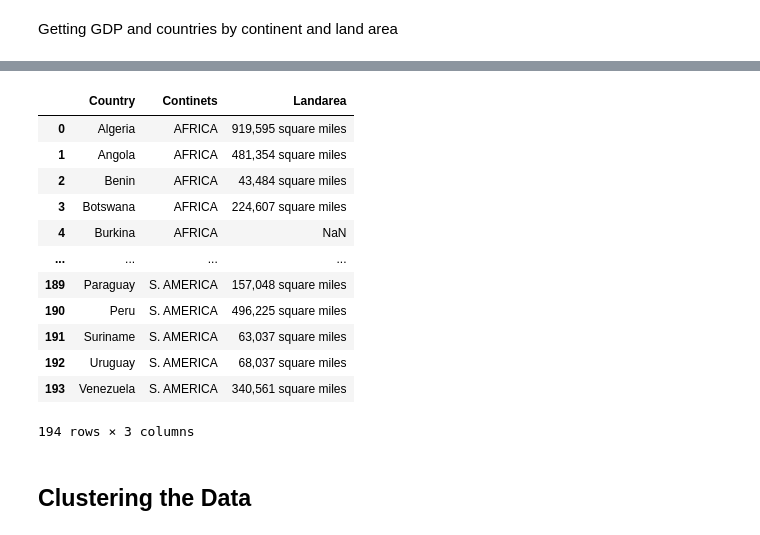
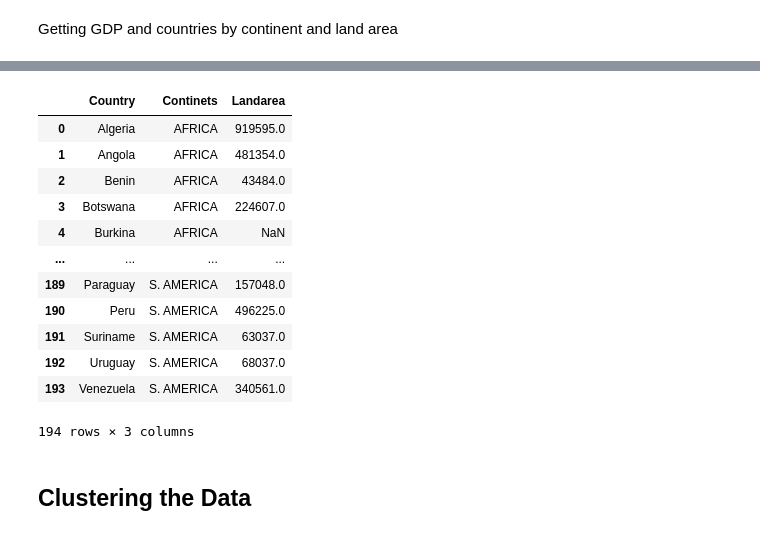
Before and after one commit to pmundot/Earthquakes, a Jupyter notebook: 1_Final.ipynb, the cells around one changed output, grey strips where cells are left out. Drawn from its saved outputs; the diff is of its cells as text; code cells hidden in the pictures.

Commit message:
fun times

```diff
--- a/1_Final.ipynb
+++ b/1_Final.ipynb
@@ -192,0 +222,36 @@ Current
+# %%
+#Add GDP, Population and GDP per captia to lists for addition to DF
+
+gdp_column = []
+pop_column = []
+gdp_per_cap_column = []
+
+for i in range(len(earthquake_data)):
+    country = earthquake_data.iloc[i, 1]
+    if country == "Taiwan":
+        gdp_column.append(586104000000)
+        pop_column.append(23780452)
+        gdp_per_cap_column.append(24828)
+    if country == "Venezuela":
+        gdp_column.append(70140000000)
+        pop_column.append(28887118)
+        gdp_per_cap_column.append(2548)
+    if country == "Myamnar":
+        gdp_column.append(355000000000)
+        pop_column.append(53582855)
+        gdp_per_cap_column.append(6707)
+    if country == "Cayman Islands":
+        gdp_column.append(4571000000)
+        pop_column.append(68076)
+        gdp_per_cap_column.append(70958)
+    for j in range(len(gdp)):
+        if gdp.iloc[j, 1] == country:
+            gdp_column.append(gdp.iloc[j, 2])
+            pop_column.append(gdp.iloc[j, 5])
+            gdp_per_cap_column.append(gdp.iloc[j, 6])
+            break
+
+# Insert columns onto dataframe
+earthquake_data.insert(loc = 13, column = 'GDP', value = gdp_column)
+earthquake_data.insert(loc = 14, column = 'Population', value = pop_column)
+earthquake_data.insert(loc = 15, column = 'GDPPerCapita', value = gdp_per_cap_column)
@@ -307,33 +369,41 @@ ConCun['Continets']=[title[0:len(title)-3] for title in ConCun['Continets']]
 # %%
 response1=get(url2)
 sauce=BeautifulSoup(response1.text,'html.parser')
 
 tim=sauce.find('tbody')
 info=tim.find_all('tr')
 country=[]
 land=[]
 for i in range(0,len(info)):
     test=info[i].find_all('td')
     country.append(test[1].get_text())
     land.append(test[2].get_text().strip())
 
 landmass=pd.DataFrame(zip(country,land), columns=['Country','Landarea'])
 landmass['Country']=landmass['Country'].str.replace('\n','')
+landmass['Landarea']=landmass['Landarea'].str.replace('square miles','').str.replace(',','')
+time=[]
+for tim in landmass['Landarea']:
+    if 'million' in tim:
+        time.append(float(tim[0:4])*1000000)
+    else:
+        time.append(float(tim))
+landmass['Landarea']=time
 Information=ConCun.join(landmass.set_index('Country'), on='Country')
 Information
 # %% [output]
 |  | Country | Continets | Landarea |
-| 0 | Algeria | AFRICA | 919,595 square miles |
-| 1 | Angola | AFRICA | 481,354 square miles |
-| 2 | Benin | AFRICA | 43,484 square miles |
-| 3 | Botswana | AFRICA | 224,607 square miles |
+| 0 | Algeria | AFRICA | 919595.0 |
+| 1 | Angola | AFRICA | 481354.0 |
+| 2 | Benin | AFRICA | 43484.0 |
+| 3 | Botswana | AFRICA | 224607.0 |
 | 4 | Burkina | AFRICA | NaN |
 | ... | ... | ... | ... |
-| 189 | Paraguay | S. AMERICA | 157,048 square miles |
-| 190 | Peru | S. AMERICA | 496,225 square miles |
-| 191 | Suriname | S. AMERICA | 63,037 square miles |
-| 192 | Uruguay | S. AMERICA | 68,037 square miles |
-| 193 | Venezuela | S. AMERICA | 340,561 square miles |
+| 189 | Paraguay | S. AMERICA | 157048.0 |
+| 190 | Peru | S. AMERICA | 496225.0 |
+| 191 | Suriname | S. AMERICA | 63037.0 |
+| 192 | Uruguay | S. AMERICA | 68037.0 |
+| 193 | Venezuela | S. AMERICA | 340561.0 |
 194 rows × 3 columns
 # %%
 Information=Information.join(gdp.set_index('Country'), on='Country')
```
Also changed, not shown: parts of 16 cells of this notebook, 2 other files.
